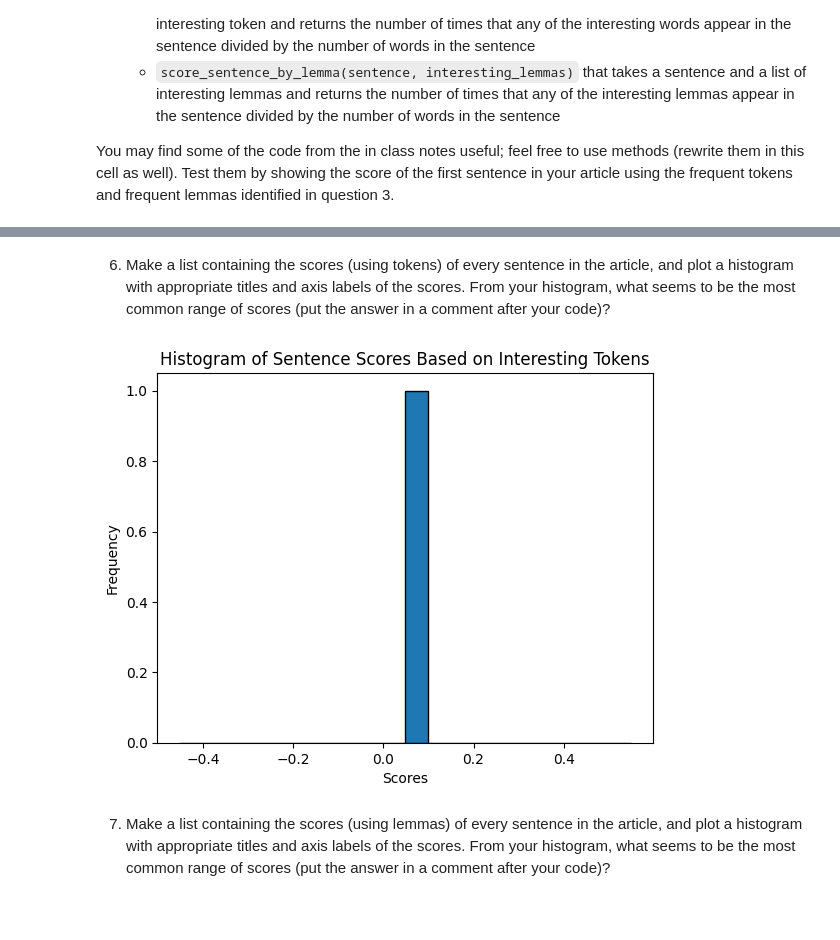
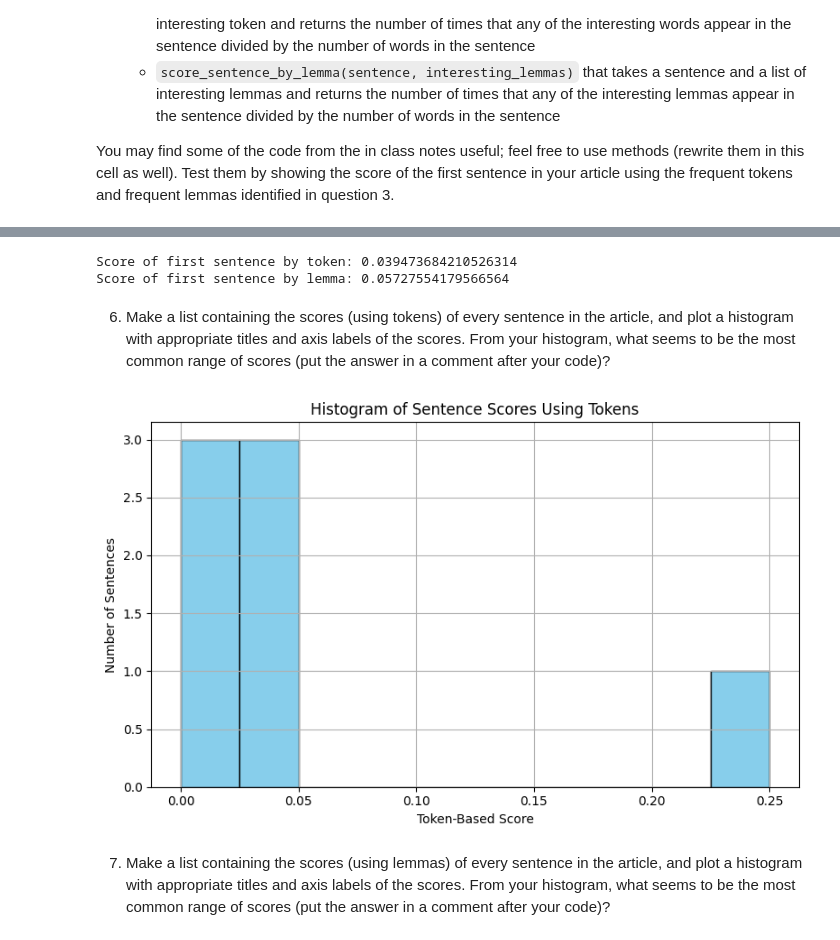
Before and after one commit to bjdawson23/620-mod6-web-scraping, a Jupyter notebook: web_scraping.ipynb, the cells around one changed output, grey strips where cells are left out. Saved outputs shown, nothing was run; the diff lists cells and outputs as text; code cells hidden in the pictures; blank space fills up the shorter version.

```diff
--- a/web_scraping.ipynb
+++ b/web_scraping.ipynb
@@ -222,29 +175,70 @@ Interesting lemma ratio: 0.05
+# %%
+# List interesting token and returns the number of times that any of the interesting words appear in the sentence divided by the number of words in the sentence
+# Load a language model
+nlp = spacy.load("en_core_web_sm")
+
+def score_sentence_by_token(sentence, interesting_tokens):
+    """
+    Calculates the ratio of interesting tokens in a sentence based on exact word matches.
+    """
+    doc = nlp(sentence)
+    total_tokens = len(doc)
+    count = sum(1 for token in doc if token.text.lower() in interesting_tokens)
+    return count / total_tokens if total_tokens > 0 else 0.0
+
+def score_sentence_by_lemma(sentence, interesting_lemmas):
+    """
+    Calculates the ratio of interesting tokens based on lemma matches.
+    """
+    doc = nlp(sentence)
+    total_tokens = len(doc)
+    count = sum(1 for token in doc if token.lemma_.lower() in interesting_lemmas)
+    return count / total_tokens if total_tokens > 0 else 0.0
+# Show the score of the first sentence in the article
+interesting_tokens = ['laser', 'headlight', 'work', 'light', 'car']
+interesting_lemmas = ['laser', 'headlight', 'work', 'light', 'car']
+first_sentence = article_text.split('.')[0]
+print(f'Score of first sentence by token: {score_sentence_by_token(first_sentence, interesting_tokens)}')
+print(f'Score of first sentence by lemma: {score_sentence_by_lemma(first_sentence, interesting_lemmas)}')
+# %% [output]
+Score of first sentence by token: 0.039473684210526314
+Score of first sentence by lemma: 0.05727554179566564
 # %% [markdown]
 6. Make a list containing the scores (using tokens) of every sentence in the article, and plot a histogram with appropriate titles and axis labels of the scores. From your histogram, what seems to be the most common range of scores (put the answer in a comment after your code)?
 # %%
 # Make a list containing the scores (using tokens) of every sentence in the article, and plot a histogram with appropriate titles and axis labels of the scores. From your histogram, what seems to be the most common range of scores (put the answer in a comment after your code)
-def sentence_scores(article_text, interesting_tokens):
-    """
-    Calculate the scores of each sentence in the article based on the presence of interesting tokens.
+# Load the language model
+nlp = spacy.load("en_core_web_sm")
 
-    Args:
-        article_text (str): The text of the article.
-        interesting_tokens (list): A list of interesting tokens to look for.
+# Token scoring function from article.text
+def score_sentence_by_token(sentence, interesting_tokens):
+    doc = nlp(sentence)
+    total_tokens = len(doc)
+    count = sum(1 for token in doc if token.text.lower() in interesting_tokens)
+    return count / total_tokens if total_tokens > 0 else 0.0
 
-    Returns:
-        list: A list of scores for each sentence.
-    """
-    sentences = article_text.split('. ')
-    scores = [interesting_word_ratio(sentence, interesting_tokens) for sentence in sentences]
-    return scores
-scores = sentence_scores(article_text, interesting_tokens)
-plt.hist(scores, bins=20, edgecolor='black')
-plt.xlabel('Scores')
-plt.ylabel('Frequency')
-plt.title('Histogram of Sentence Scores Based on Interesting Tokens')
+# Define tokens of interest (use your most common tokens from earlier)
+interesting_tokens = ['laser', 'headlight', 'work', 'light', 'car']
+
+# Use spaCy to split sentences properly
+doc = nlp(article_text)
+sentences = [sent.text.strip() for sent in doc.sents]
+
+# Score each sentence
+scores = [score_sentence_by_token(sentence, interesting_tokens) for sentence in sentences]
+
+# Plot histogram
+plt.figure(figsize=(8, 5))
+plt.hist(scores, bins=10, edgecolor='black', color='skyblue')
+plt.xlabel('Token-Based Score')
+plt.ylabel('Number of Sentences')
+plt.title('Histogram of Sentence Scores Using Tokens')
+plt.grid(True)
+plt.tight_layout()
 plt.show()
-# The most common range of scores seems to be between 0.0 and 0.1, with a peak around 0.05.
+
+# Most common range of scores: 0.0 to 0.1
 # %% [output]
-[figure, old version]
+[figure, new version]
 # %% [markdown]
 7. Make a list containing the scores (using lemmas) of every sentence in the article, and plot a histogram with appropriate titles and axis labels of the scores.  From your histogram, what seems to be the most common range of scores (put the answer in a comment after your code)?
```
Also changed, not shown: parts of 3 cells of this notebook, 2 other files.
